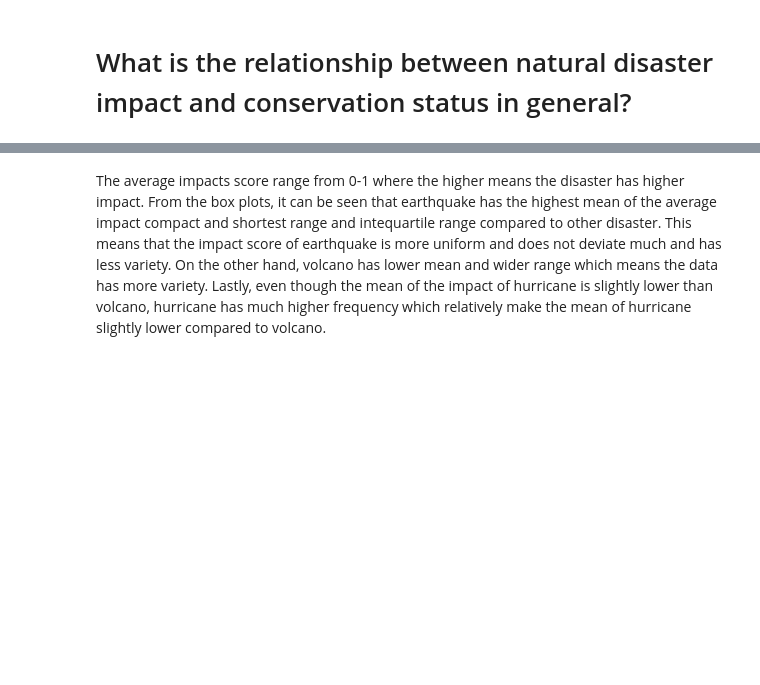
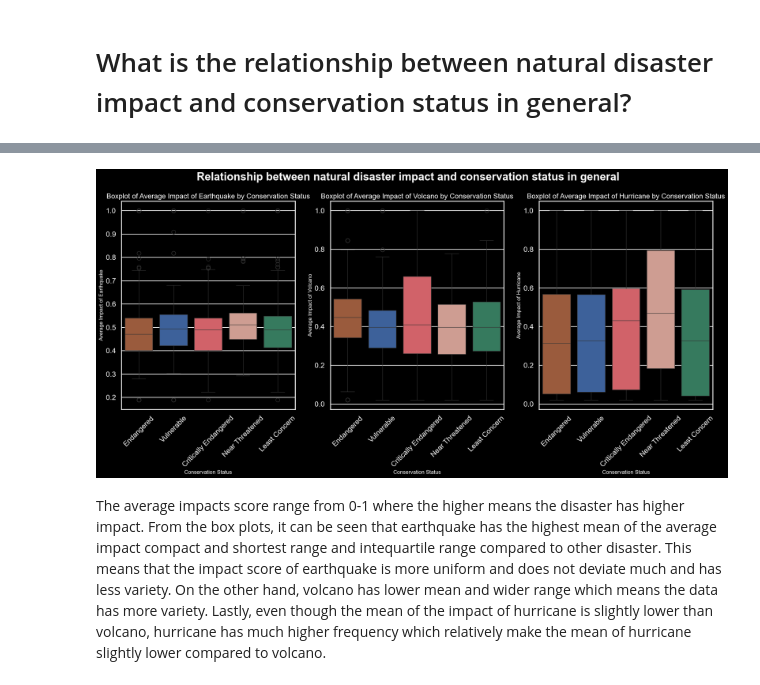
Before and after one commit to JovianSanjaya/2D-Mapping-and-Simulation-Approach, a Jupyter notebook: Hack/analysis.ipynb, the cells around one changed output, grey strips where cells are left out. Cells and saved outputs as stored; diff of their text form; code cells hidden in the pictures; blank space fills up the shorter version.

```diff
--- a/Hack/analysis.ipynb
+++ b/Hack/analysis.ipynb
@@ -581,3 +681,71 @@ plt.show()
+# %%
+
+
+col_boxplottitle = {
+    'avg_impact_sum_final_ear': 'Average Impact of Earthquake',
+    'avg_impact_sum_final_vul': 'Average Impact of Volcano',
+    'avg_impact_sum_final_hur': 'Average Impact of Hurricane'
+}
+
+
+fig, axis = plt.subplots(1,3, figsize=(20, 10))
+
+# For earthquake
+col = 'avg_impact_sum_final_ear'
+ax = axis[0]
+sns.boxplot(
+    data=df_first,
+    x='redlistCategory',
+    y=col,
+    hue='redlistCategory',
+    ax=ax,
+    palette={'Endangered': "#a9552e", 'Vulnerable': "#2e5da9", 'Critically Endangered': "#e35059", 'Near Threatened': "#d89788", 'Least Concern': "#2b8560"},
+)
+ax.set_title(f'Boxplot of Average Impact of Earthquake by Conservation Status', fontsize=16, color='white')
+ax.set_xlabel('Conservation Status', fontsize=12, color='white')
+ax.set_ylabel(col_boxplottitle[col], fontsize=12, color='white')
+ax.tick_params(axis='x', rotation=45, colors='white')
+ax.tick_params(axis='y', colors='white')
+
+#For Volcanoes
+col = 'avg_impact_sum_final_vul'
+ax = axis[1]
+sns.boxplot(
+    data=df_first,
+    x='redlistCategory',
+    y=col,
+    hue='redlistCategory',
+    ax=ax,
+    palette={'Endangered': "#a9552e", 'Vulnerable': "#2e5da9", 'Critically Endangered': "#e35059", 'Near Threatened': "#d89788", 'Least Concern': "#2b8560"},
+)
+ax.set_title(f'Boxplot of Average Impact of Volcano by Conservation Status', fontsize=16, color='white')
+ax.set_xlabel('Conservation Status', fontsize=12, color='white')
+ax.set_ylabel(col_boxplottitle[col], fontsize=12, color='white')
+ax.tick_params(axis='x', rotation=45, colors='white')
+ax.tick_params(axis='y', colors='white')
+
+#For hurricanes
+col = 'avg_impact_sum_final_hur'
+ax = axis[2]
+sns.boxplot(
+    data=df_first,
+    x='redlistCategory',
+    y=col,
+    hue='redlistCategory',
+    ax=ax,
+    palette={'Endangered': "#a9552e", 'Vulnerable': "#2e5da9", 'Critically Endangered': "#e35059", 'Near Threatened': "#d89788", 'Least Concern': "#2b8560"},
+)
+ax.set_title(f'Boxplot of Average Impact of Hurricane by Conservation Status', fontsize=16, color='white')
+ax.set_xlabel('Conservation Status', fontsize=12, color='white')
+ax.set_ylabel(col_boxplottitle[col], fontsize=12, color='white')
+ax.tick_params(axis='x', rotation=45, colors='white')
+ax.tick_params(axis='y', colors='white')
+
+fig.suptitle('Relationship between natural disaster impact and conservation status in general', fontsize=25, color='white',fontweight='bold')
+plt.tight_layout()
+plt.show()
+# %% [output]
+[figure, added]
 # %% [markdown]
 The average impacts score range from 0-1 where the higher means the disaster has higher impact. From the box plots, it can be seen that earthquake has the highest mean of the average impact compact and shortest range and intequartile range compared to other disaster. This means that the impact score of earthquake is more uniform and does not deviate much and has less variety. On the other hand, volcano has lower mean and wider range which means the data has more variety. Lastly, even though the mean of the impact of hurricane is slightly lower than volcano, hurricane has much higher frequency which relatively  make the mean of hurricane slightly lower compared to volcano.
 # %% [markdown]
```
Also changed, not shown: parts of 16 cells of this notebook, 25 other files.
